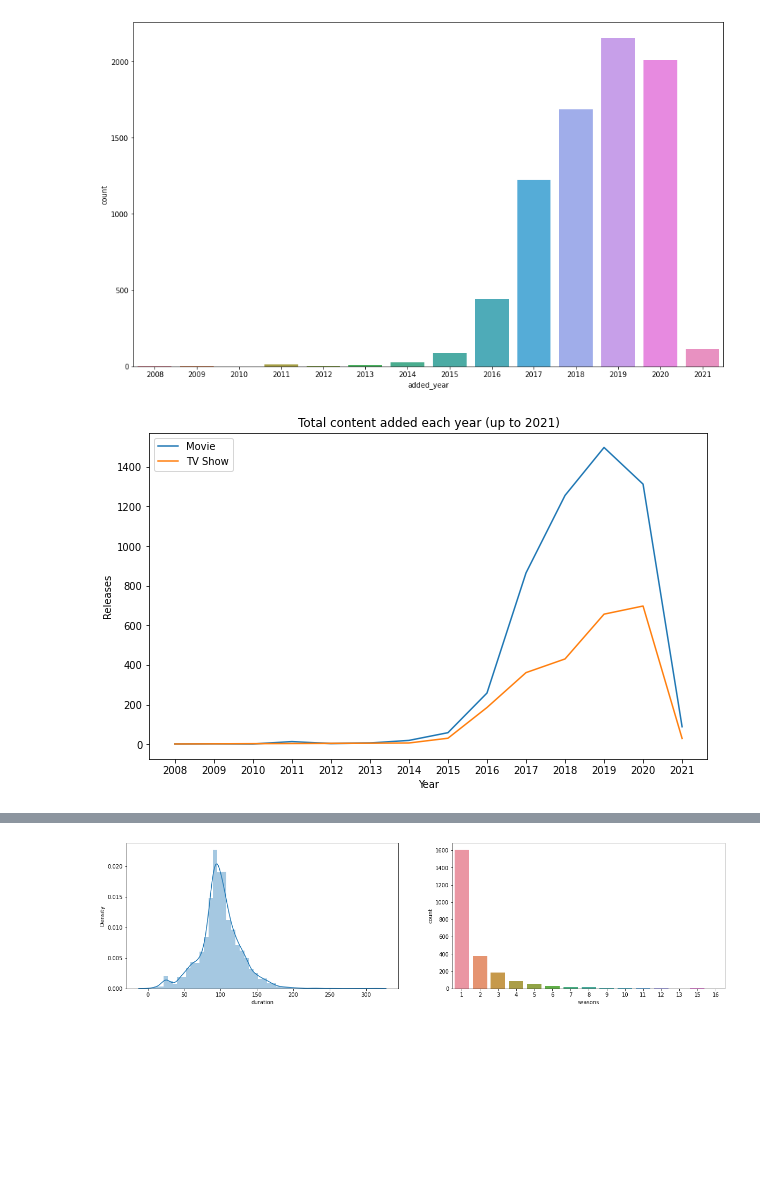
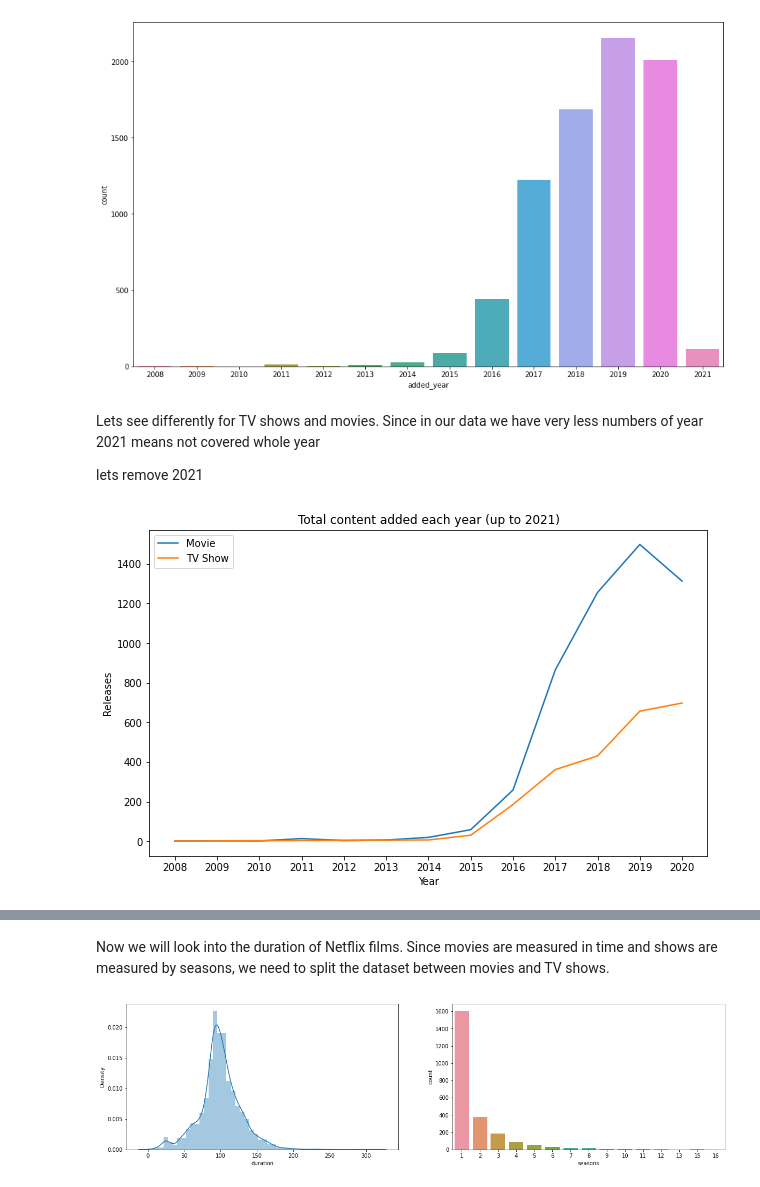
Before and after one commit to kiran2424/Netflix-Movies-and-TV-Shows-Clustering, a Jupyter notebook: NETFLIX_MOVIES_AND_TV_SHOWS_CLUSTERING.ipynb, the cells around one changed output, grey strips where cells are left out. Saved outputs shown, nothing was run; the diff lists cells and outputs as text; code cells hidden in the pictures; blank space fills up the shorter version.

```diff
--- a/NETFLIX_MOVIES_AND_TV_SHOWS_CLUSTERING.ipynb
+++ b/NETFLIX_MOVIES_AND_TV_SHOWS_CLUSTERING.ipynb
@@ -298,23 +298,29 @@ plt.show()
 2010       1
 Name: added_year, dtype: int64
 [figure]
+# %% [markdown]
+Lets see differently for TV shows and movies. Since in our data we have very less numbers of year 2021 means not covered whole year
+
+lets remove 2021
 # %%
 netflix_year = data[['type','added_year']]
 movie_year = netflix_year[netflix_year['type']=='Movie'].added_year.value_counts().to_frame().reset_index()
+movie_year = movie_year[movie_year != 2021]
 show_year = netflix_year[netflix_year['type']=='TV Show'].added_year.value_counts().to_frame().reset_index()
+show_year = show_year[show_year != 2021]
 # %%
 fig, ax = plt.subplots(figsize=(10, 6))
 sns.lineplot(data=movie_year, x='index',y='added_year')
 sns.lineplot(data=show_year, x='index',y='added_year')
 
-ax.set_xticks(np.arange(2008, 2022, 1))
+ax.set_xticks(np.arange(2008, 2021, 1))
 plt.title("Total content added each year (up to 2021)")
 plt.legend(['Movie','TV Show'])
 plt.ylabel("Releases")
 plt.xlabel("Year")
 plt.show()
 # %% [output]
-[figure, old version]
+[figure, new version]
 # %%
 data.head()
 # %% [output]
@@ -324,6 +330,8 @@ data.head()
 | 2 | s3 | Movie | 23:59 | Gilbert Chan | Tedd Chan, Stella Chung, Henley H... | Singapore | December 20, 2018 | 2011 | R | 78 min | ... |
 | 3 | s4 | Movie | 9 | Shane Acker | Elijah Wood, John C. Reilly, Jenn... | United States | November 16, 2017 | 2009 | PG-13 | 80 min | ... |
 | 4 | s5 | Movie | 21 | Robert Luketic | Jim Sturgess, Kevin Spacey, Kate ... | United States | January 1, 2020 | 2008 | PG-13 | 123 min | ... |
+# %% [markdown]
+Now we will look into the duration of Netflix films. Since movies are measured in time and shows are measured by seasons, we need to split the dataset between movies and TV shows.
 # %%
 netflix_content = data[['type','duration']]
 netflix_movies = netflix_content[netflix_content['type']=='Movie'].duration.str.replace(' min','').astype(int)
```
Also changed, not shown: parts of 1 cell of this notebook.
